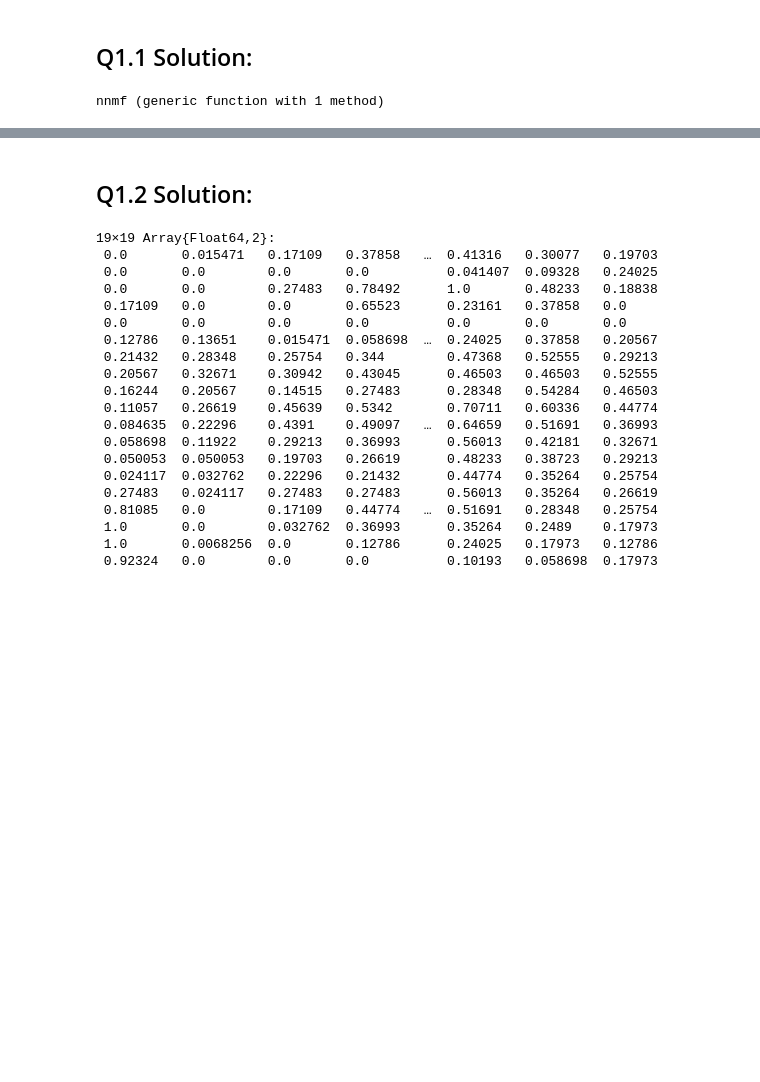
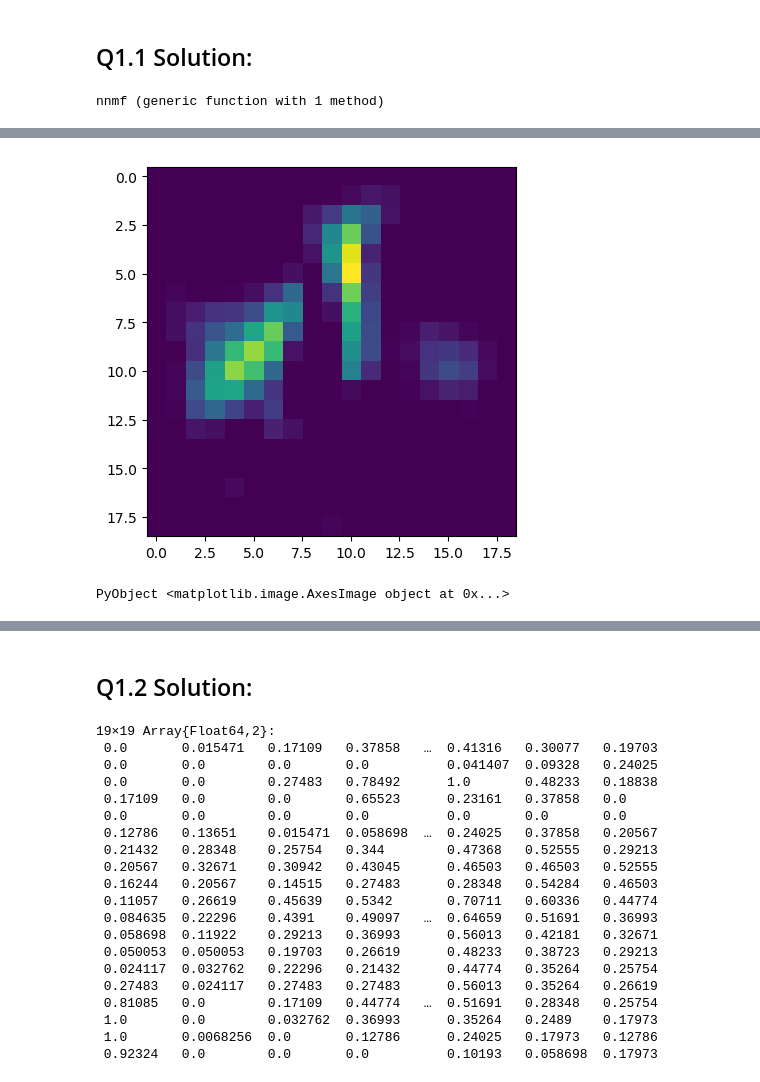
Before and after one commit to sarah-ji/biostat-m280-2018-spring, a Jupyter notebook: hw2/hw02.ipynb, the cells around one changed output, grey strips where cells are left out. Cells and saved outputs as stored; diff of their text form; code cells hidden in the pictures; blank space fills up the shorter version.

```diff
--- a/hw2/hw02.ipynb
+++ b/hw2/hw02.ipynb
@@ -126,0 +134,11 @@ srand(1738)
+# %%
+# with rank 10 its blurrier than with rank 50 because we are capturing less information from the original X
+V, W = nnmf(X, 50, V = V0[:, 1:50], W = W0[1:50, :])
+size(W)
+W_img10 = W[10, :]
+
+#VW = V*W
+PyPlot.imshow(reshape(W_img10, 19, 19))
+# %% [output]
+[figure, added]
+PyObject <matplotlib.image.AxesImage object at 0x...>
```
Also changed, not shown: parts of 9 cells of this notebook.
